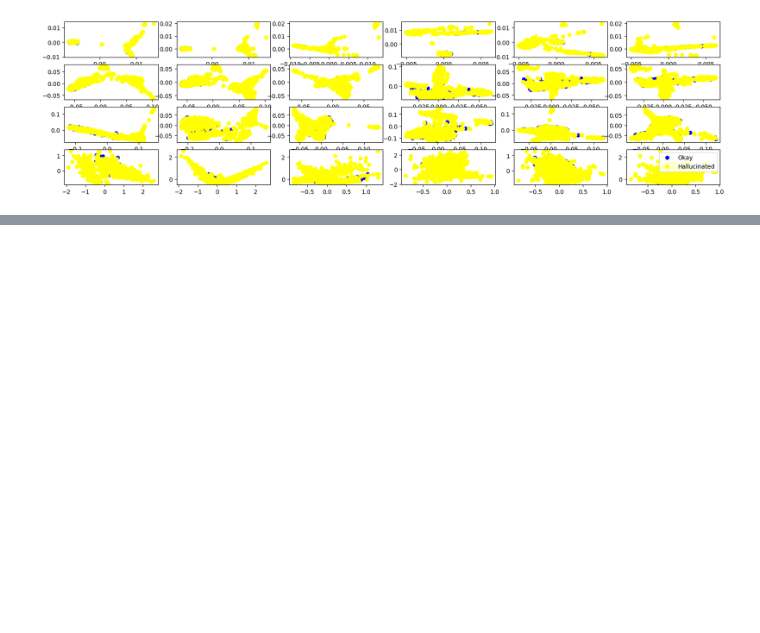
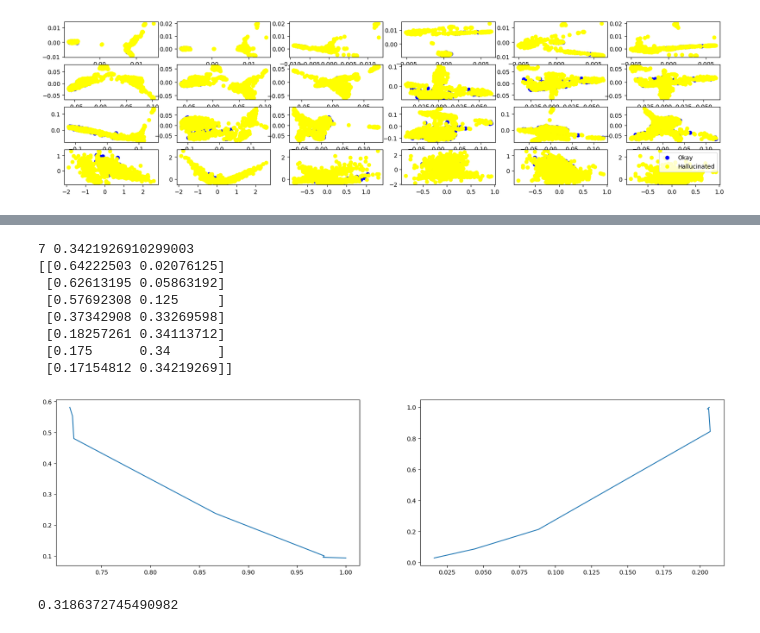
Before and after one commit to itsmemala/honest_llama, a Jupyter notebook: TruthQA_NQ.ipynb, the cells around one changed output, grey strips where cells are left out. Cells and saved outputs as stored; diff of their text form; code cells hidden in the pictures; blank space fills up the shorter version.

```diff
--- a/TruthQA_NQ.ipynb
+++ b/TruthQA_NQ.ipynb
@@ -867,0 +958,33 @@ for layer in [0,11,22,31]
+# %%
+use_entropy_idx = 0
+thresholds = [0.5,0.75,1,2,5,6,7] if use_entropy_idx == 0 else [1,5,9,10,11,15,20,25,30]
+
+pr, recall, f1 = [], [], []
+for t in thresholds:
+    pred = probs[:,use_entropy_idx]<t # accepted/non-hallucinated if below threshold
+    p, r, f, _ = precision_recall_fscore_support(labels,pred)
+    pr.append(list(p))
+    recall.append(list(r))
+    f1.append(list(f))
+
+fig, axes = plt.subplots(nrows=1, ncols=2, figsize=(20, 5))
+axes[0].plot(np.array(pr)[:,0],np.array(recall)[:,0]) # plot for class 0 (hallucination)
+axes[1].plot(np.array(pr)[:,1],np.array(recall)[:,1]) # plot for class 1 (accepted)
+
+idx_best_f1 = np.argmax(np.array(f1)[:,1]) # threshold for best f1 for class 1
+print(thresholds[idx_best_f1],f1[idx_best_f1][1])
+print(np.array(f1)) # f1
+# %% [output]
+7 0.3421926910299003
+[[0.64222503 0.02076125]
+ [0.62613195 0.05863192]
+ [0.57692308 0.125     ]
+ [0.37342908 0.33269598]
+ [0.18257261 0.34113712]
+ [0.175      0.34      ]
+ [0.17154812 0.34219269]]
+[figure, added]
+# %%
+f1_score(labels,pred)
+# %% [output]
+0.3186372745490982
```
Also changed, not shown: parts of 19 cells of this notebook, 2 other files.
